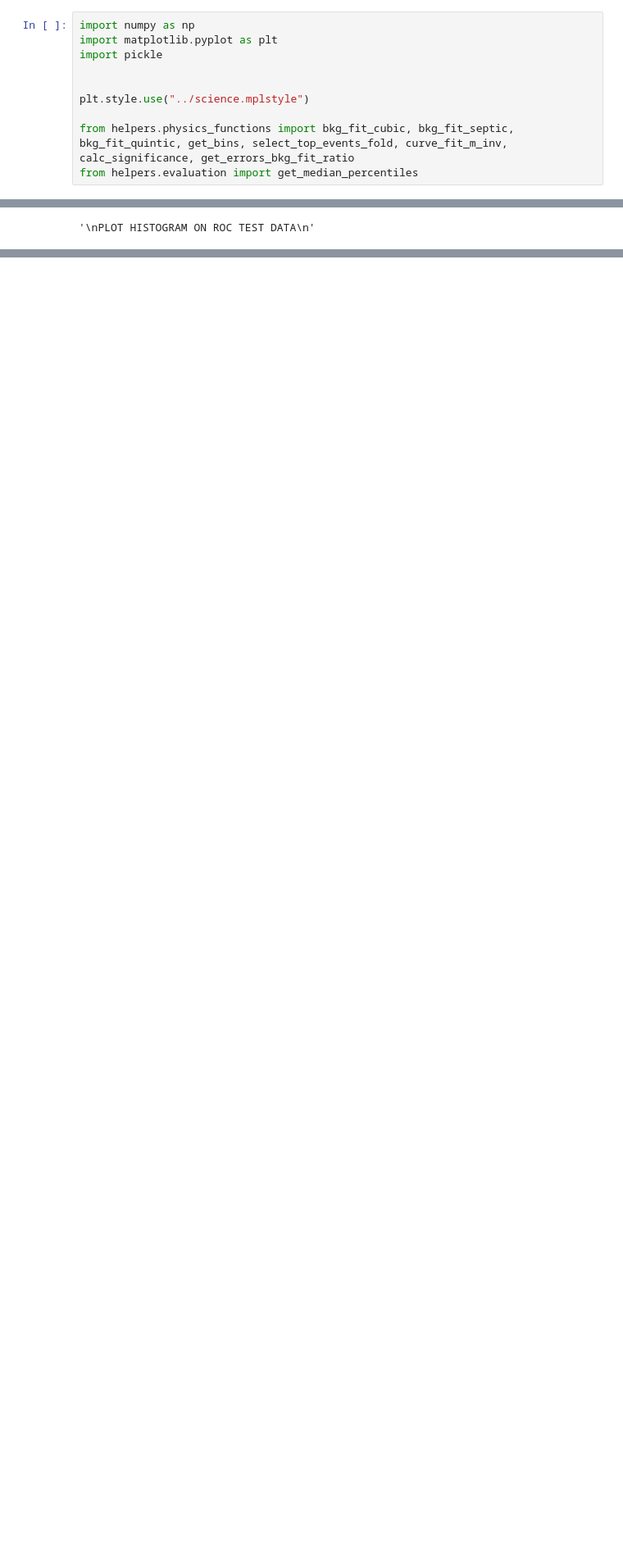
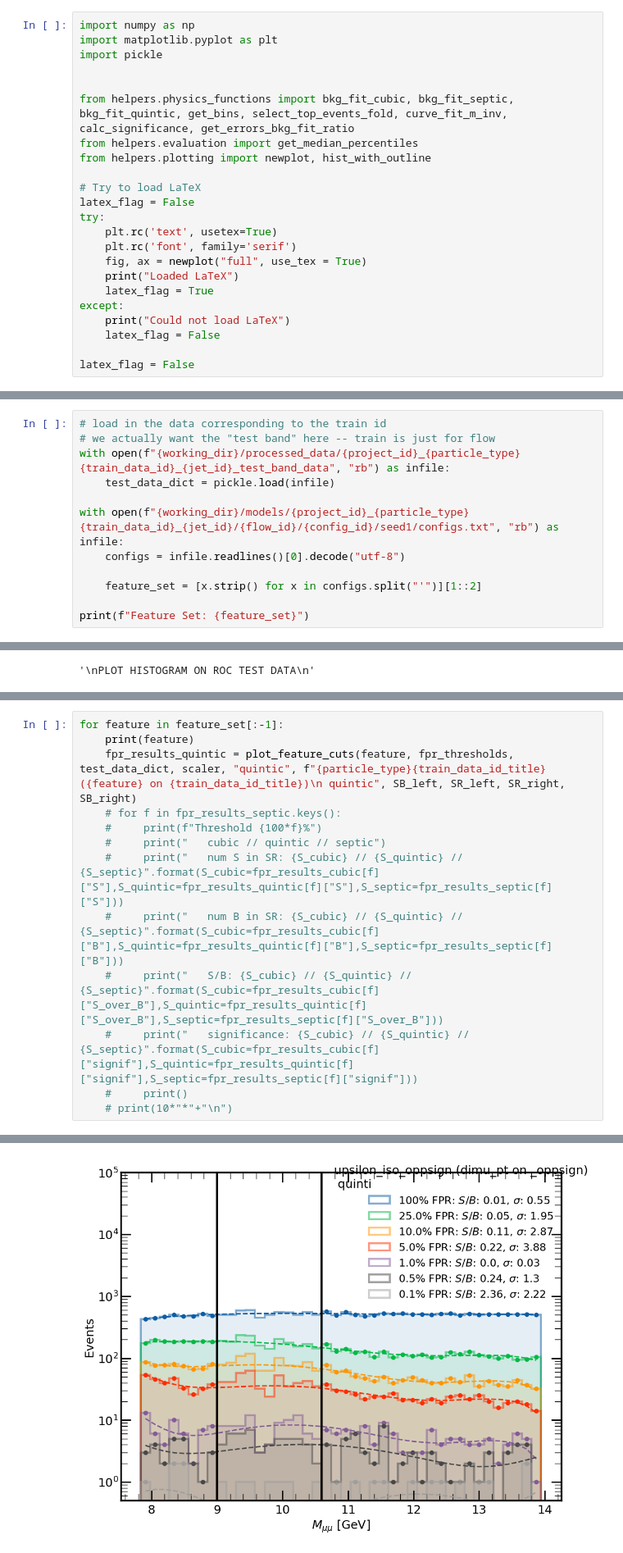
Before and after one commit to hep-lbdl/dimuonAD, a Jupyter notebook: 08a_plot_results_single_window.ipynb, the cells around one changed output, grey strips where cells are left out. Shown at 82% size. Saved outputs shown, nothing was run; the diff lists cells and outputs as text; blank space fills up the shorter version.

```diff
--- a/08a_plot_results_single_window.ipynb
+++ b/08a_plot_results_single_window.ipynb
@@ -4,7 +4,20 @@ import matplotlib.pyplot as plt
 import pickle
 
 
-plt.style.use("../science.mplstyle")
-
 from helpers.physics_functions import bkg_fit_cubic, bkg_fit_septic, bkg_fit_quintic, get_bins, select_top_events_fold, curve_fit_m_inv, calc_significance, get_errors_bkg_fit_ratio
 from helpers.evaluation import get_median_percentiles
+from helpers.plotting import newplot, hist_with_outline
+
+# Try to load LaTeX
+latex_flag = False
+try:
+    plt.rc('text', usetex=True)
+    plt.rc('font', family='serif')
+    fig, ax = newplot("full", use_tex = True)
+    print("Loaded LaTeX")
+    latex_flag = True
+except:
+    print("Could not load LaTeX")
+    latex_flag = False
+
+latex_flag = False
@@ -52,0 +87,12 @@ elif train_data_id == "_samesign":
+# %%
+# load in the data corresponding to the train id
+# we actually want the "test band" here -- train is just for flow
+with open(f"{working_dir}/processed_data/{project_id}_{particle_type}{train_data_id}_{jet_id}_test_band_data", "rb") as infile:
+    test_data_dict = pickle.load(infile)
+
+with open(f"{working_dir}/models/{project_id}_{particle_type}{train_data_id}_{jet_id}/{flow_id}/{config_id}/seed1/configs.txt", "rb") as infile:
+    configs = infile.readlines()[0].decode("utf-8")
+
+    feature_set = [x.strip() for x in configs.split("'")][1::2]
+
+print(f"Feature Set: {feature_set}")
@@ -180,0 +439,14 @@ plot_histograms_with_fits(fpr_thresholds, all_alt_data_splits[pseudo_e_to_plot][
+# %%
+for feature in feature_set[:-1]:
+    print(feature)
+    fpr_results_quintic = plot_feature_cuts(feature, fpr_thresholds, test_data_dict, scaler, "quintic", f"{particle_type}{train_data_id_title} ({feature} on {train_data_id_title})\n quintic", SB_left, SR_left, SR_right, SB_right)
+    # for f in fpr_results_septic.keys():
+    #     print(f"Threshold {100*f}%")
+    #     print("   cubic // quintic // septic")
+    #     print("   num S in SR: {S_cubic} // {S_quintic} // {S_septic}".format(S_cubic=fpr_results_cubic[f]["S"],S_quintic=fpr_results_quintic[f]["S"],S_septic=fpr_results_septic[f]["S"]))
+    #     print("   num B in SR: {S_cubic} // {S_quintic} // {S_septic}".format(S_cubic=fpr_results_cubic[f]["B"],S_quintic=fpr_results_quintic[f]["B"],S_septic=fpr_results_septic[f]["B"]))
+    #     print("   S/B: {S_cubic} // {S_quintic} // {S_septic}".format(S_cubic=fpr_results_cubic[f]["S_over_B"],S_quintic=fpr_results_quintic[f]["S_over_B"],S_septic=fpr_results_septic[f]["S_over_B"]))
+    #     print("   significance: {S_cubic} // {S_quintic} // {S_septic}".format(S_cubic=fpr_results_cubic[f]["signif"],S_quintic=fpr_results_quintic[f]["signif"],S_septic=fpr_results_septic[f]["signif"]))
+    #     print()
+    # print(10*"*"+"\n")
+# %% [output]
@@ -180,0 +473 @@ plot_histograms_with_fits(fpr_thresholds, all_alt_data_splits[pseudo_e_to_plot][
+[figure, added]
```
Also changed, not shown: parts of 15 cells of this notebook, 5 other files.
